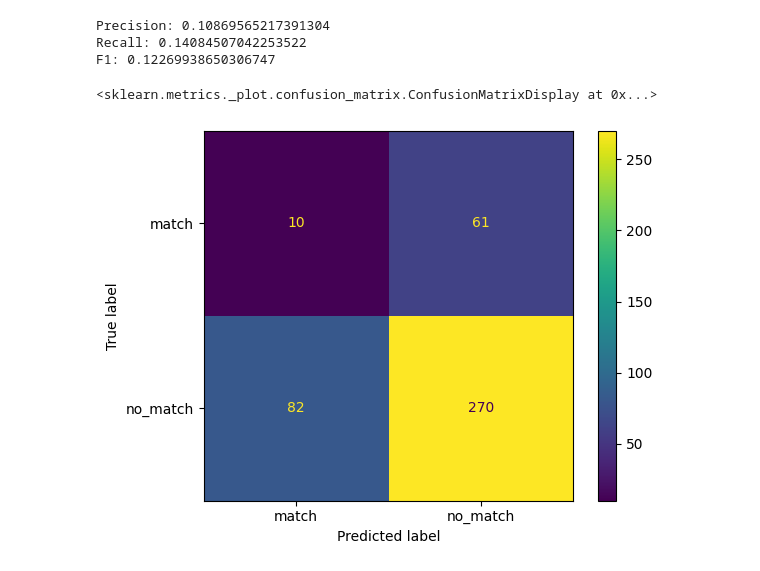
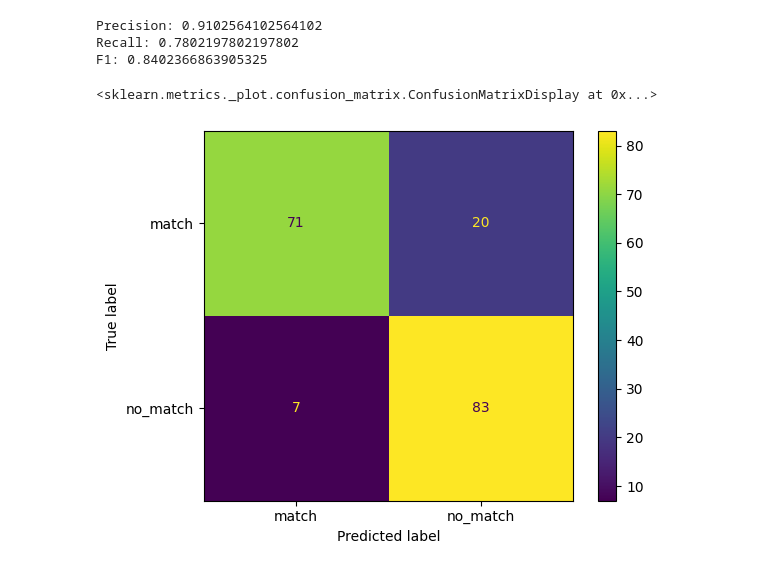
Before and after one commit to evamaxfield/rs-graph, a Jupyter notebook: repo-paper-em-classifier.ipynb, the cells around one changed output. Cells and saved outputs as stored; diff of their text form; code cells hidden in the pictures.

Commit message:
Repo paper classifier in a good spot but definitely needs more data (and more diverse data)

```diff
--- a/repo-paper-em-classifier.ipynb
+++ b/repo-paper-em-classifier.ipynb
@@ -8,15 +8,13 @@ import numpy as np
 np.random.seed(42)
 
 repos = load_basic_repos_dataset()
-papers = load_extended_paper_details_dataset().dropna(subset=["embedding"]).sample(100)
+papers = load_extended_paper_details_dataset().sample(500)
 
 # Get repo name from repos dataset and merge with papers on doi
 papers = papers.merge(repos[["repo", "doi"]], on="doi")
 
 # Format into ready for training
 papers = papers.drop(columns=["url", "authors", "citation_count"])
-papers["paper_embedding"] = papers["embedding"].apply(lambda x: np.array(x["vector"]))
-papers = papers.drop(columns=["embedding"])
 
 # Drop duplicates
 papers = papers.drop_duplicates(subset=["doi"])
@@ -56,7 +54,7 @@ import time
 readmes = []
 for repo in tqdm(papers["repo"], total=len(papers)):
     readmes.append(get_repo_readme(repo))
-    time.sleep(0.75)
+    time.sleep(0.85)
 
 # Attach to papers
 papers["readme"] = readmes
@@ -86,20 +108,21 @@ papers.sample(3)
 import pandas as pd
 
 # Mark all current columns as label = match
-papers["label"] = "match"
+train_ready = papers.copy(deep=True)
+train_ready["label"] = "match"
 
 # Construct negative random samples
 negative_samples = []
-for _, row in tqdm(papers.iterrows(), total=len(papers)):
+for _, row in tqdm(train_ready.iterrows(), total=len(train_ready)):
     # this row will be the paper
     # draw three other random rows and use the repo information
     # from them as the negative
-    for _ in range(5):
-        other_row = papers.sample(1).iloc[0]
+    for _ in range(1):
+        other_row = train_ready.sample(1).iloc[0]
 
         # resample if the repo is the same
         while other_row["repo"] == row["repo"]:
-            other_row = papers.sample(1).iloc[0]
+            other_row = train_ready.sample(1).iloc[0]
 
         # Append the negative example row
         negative_samples.append(
@@ -107,6 +130,7 @@ for _, row in tqdm(papers.iterrows(), total=len(papers)):
                 "corpus_id": row.corpus_id,
                 "doi": row.doi,
                 "title": row.title,
+                "abstract": row.abstract,
                 "paper_embedding": row.paper_embedding,
                 "repo": other_row.repo,
                 "readme": other_row.readme,
@@ -119,6 +143,6 @@ for _, row in tqdm(papers.iterrows(), total=len(papers)):
 negative_samples = pd.DataFrame(negative_samples)
 
 # Combine the two dataframes
-papers = pd.concat([papers, negative_samples])
-papers.sample(3)
+train_ready = pd.concat([train_ready, negative_samples])
+train_ready.sample(3)
 # %% [output]
@@ -132,6 +153,6 @@ papers.to_parquet("temp-repo-paper-dataset.parquet")
 # %%
 # Create interaction embeddings and train logistic regression CV
-papers["interaction_embedding"] = papers.apply(
+train_ready["interaction_embedding"] = train_ready.apply(
     lambda row: row.paper_embedding * row.readme_embedding,
     axis=1,
 )
@@ -139,39 +160,43 @@ papers["interaction_embedding"] = papers.apply(
 from sklearn.model_selection import train_test_split
 from sklearn.linear_model import LogisticRegressionCV
 from sklearn.metrics import precision_recall_fscore_support, ConfusionMatrixDisplay
 
 # Split data
 X_train, X_test, y_train, y_test = train_test_split(
-    papers["interaction_embedding"].tolist(),
-    papers["label"].tolist(),
+    train_ready["interaction_embedding"].tolist(),
+    train_ready["label"].tolist(),
     test_size=0.2,
     random_state=42,
     shuffle=True,
-    stratify=papers["label"].tolist(),
+    stratify=train_ready["label"].tolist(),
 )
 
 # Train model
 clf = LogisticRegressionCV(
     cv=10,
     max_iter=1000,
     random_state=42,
-    class_weight="balanced",
 ).fit(X_train, y_train)
 
 # Evaluate model
 y_pred = clf.predict(X_test)
-precision, recall, f1, _ = precision_recall_fscore_support(y_test, y_pred, average="binary", pos_label="match")
+precision, recall, f1, _ = precision_recall_fscore_support(
+    y_test,
+    y_pred,
+    average="binary",
+    pos_label="match",
+)
 
 # Print results
 print(f"Precision: {precision}")
 print(f"Recall: {recall}")
 print(f"F1: {f1}")
 
 # Plot confusion matrix
 ConfusionMatrixDisplay.from_predictions(y_test, y_pred)
 # %% [output]
-Precision: 0.10869565217391304
-Recall: 0.14084507042253522
-F1: 0.12269938650306747
+Precision: 0.9102564102564102
+Recall: 0.7802197802197802
+F1: 0.8402366863905325
 <sklearn.metrics._plot.confusion_matrix.ConfusionMatrixDisplay at 0x...>
-[figure, old version]
+[figure, new version]
```
Also changed, not shown: parts of 8 cells of this notebook, 2 other files.
